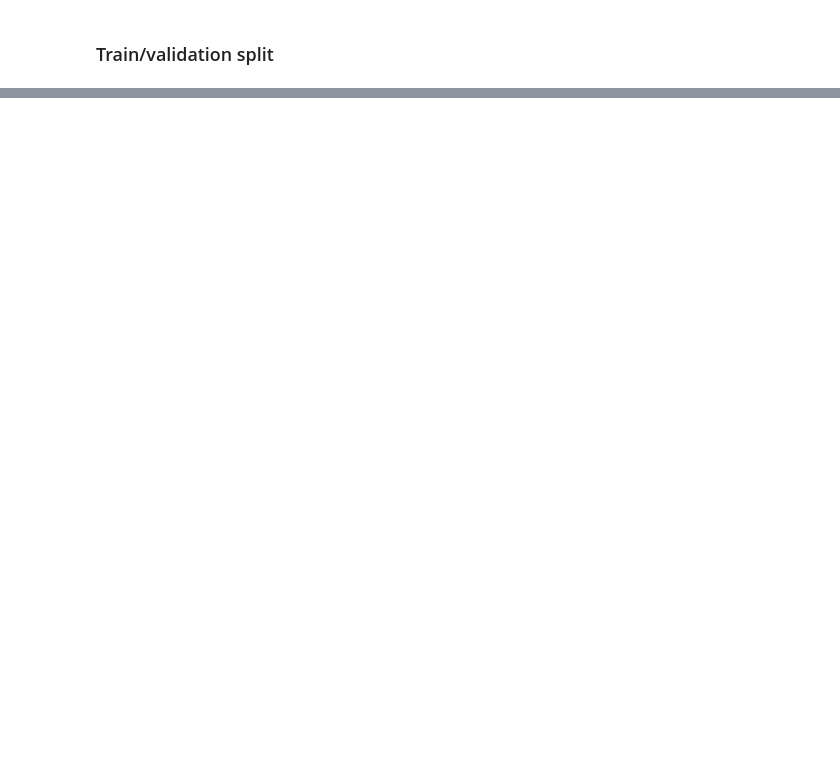
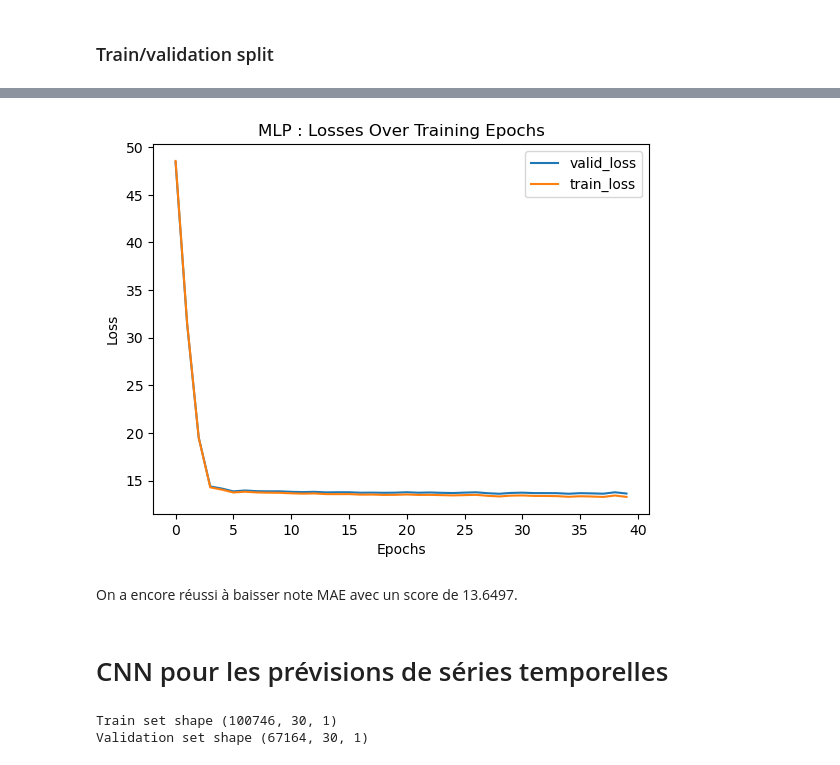
Before and after one commit to Aaramis/Deep_IODAA, a Jupyter notebook: Demand_Forecasting/deep-learning-for-time-series-forecasting.ipynb, the cells around one changed output, grey strips where cells are left out. Saved outputs shown, nothing was run; the diff lists cells and outputs as text; code cells hidden in the pictures; blank space fills up the shorter version.

```diff
--- a/Demand_Forecasting/deep-learning-for-time-series-forecasting.ipynb
+++ b/Demand_Forecasting/deep-learning-for-time-series-forecasting.ipynb
@@ -44,8 +52,8 @@ seed(1)
 # %% [markdown]
 ### Loading data
 # %%
-train = pd.read_csv('../data/train.csv', parse_dates=['date'])
-test = pd.read_csv('../data/test.csv', parse_dates=['date'])
+train = pd.read_csv('./data/train.csv', parse_dates=['date'])
+test = pd.read_csv('./data/test.csv', parse_dates=['date'])
 # %% [markdown]
 ### Train set
 # %%
@@ -199,0 +231,17 @@ mlp_history = model_mlp.fit(X_train.values, Y_train, validation_data=(X_valid.va
+# %%
+from sklearn.linear_model import LinearRegression
+from sklearn.metrics import mean_absolute_error
+
+# Create a linear regression object
+lr = LinearRegression()
+
+# Fit the model on the training data
+lr.fit(X_train, Y_train)
+
+# Predict on the validation data
+Y_pred = lr.predict(X_valid)
+
+# Calculate the Mean Absolute Error (MAE)
+mae = mean_absolute_error(Y_valid, Y_pred)
+
+print("Linear Regression MAE:", mae)
@@ -200,5 +381,24 @@ mlp_history = model_mlp.fit(X_train.values, Y_train, validation_data=(X_valid.va
+# %%
+# Plot the Losses
+plt.plot(lst_valid_loss_mlp, label="valid_loss")
+plt.plot(lst_train_loss_mlp, label="train_loss")
+plt.xlabel("Epochs")
+plt.ylabel("Loss")
+plt.legend(loc='upper right')
+plt.title("MLP : Losses Over Training Epochs")
+plt.show()
+# plt.savefig("./output/MLP_loss_over_training_epochs.png")
+# %% [output]
+[figure, added]
+# %% [markdown]
+On a encore réussi à baisser note MAE avec un score de 13.6497.
+# %% [markdown]
+# CNN pour les prévisions de séries temporelles
 # %%
 X_train_series = X_train.values.reshape((X_train.shape[0], X_train.shape[1], 1))
 X_valid_series = X_valid.values.reshape((X_valid.shape[0], X_valid.shape[1], 1))
 print('Train set shape', X_train_series.shape)
 print('Validation set shape', X_valid_series.shape)
+# %% [output]
+Train set shape (100746, 30, 1)
+Validation set shape (67164, 30, 1)
```
Also changed, not shown: parts of 83 cells of this notebook, 12 other files.
